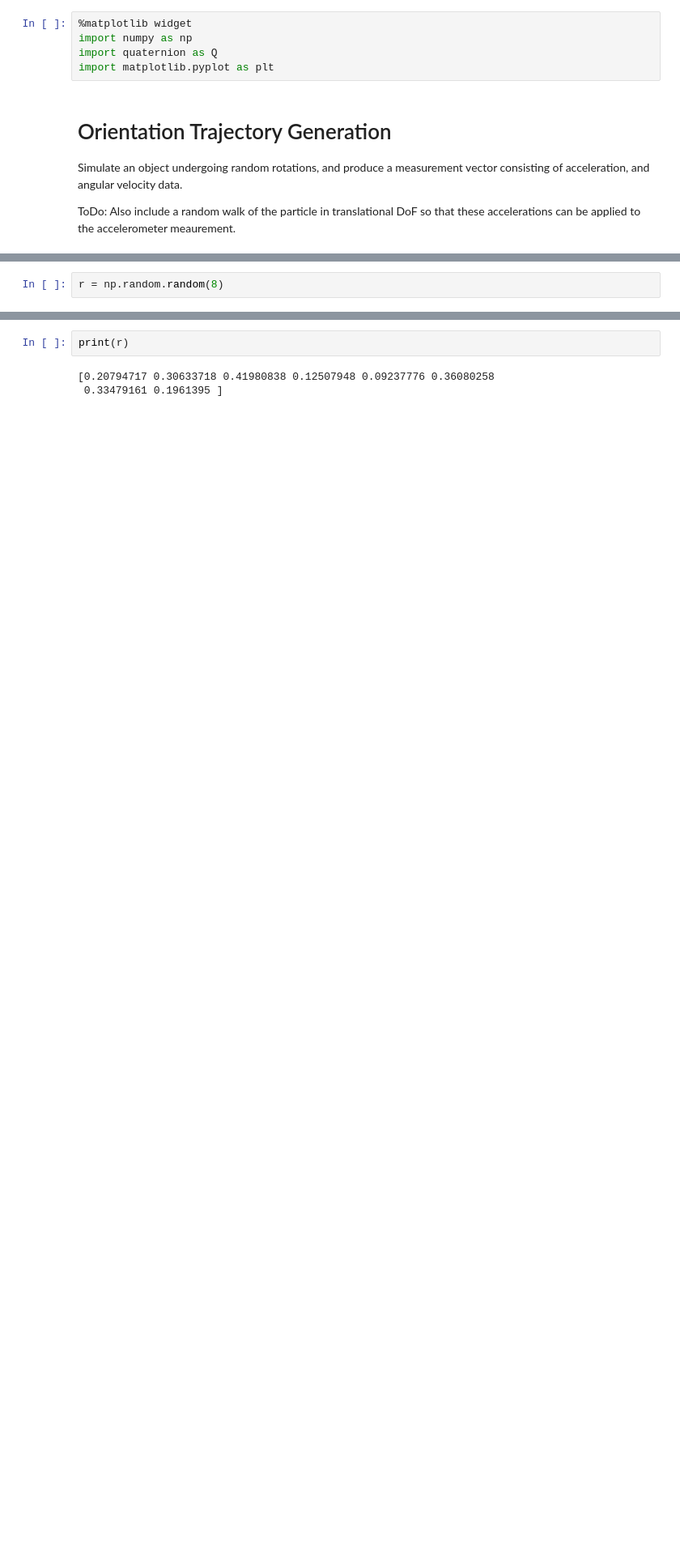
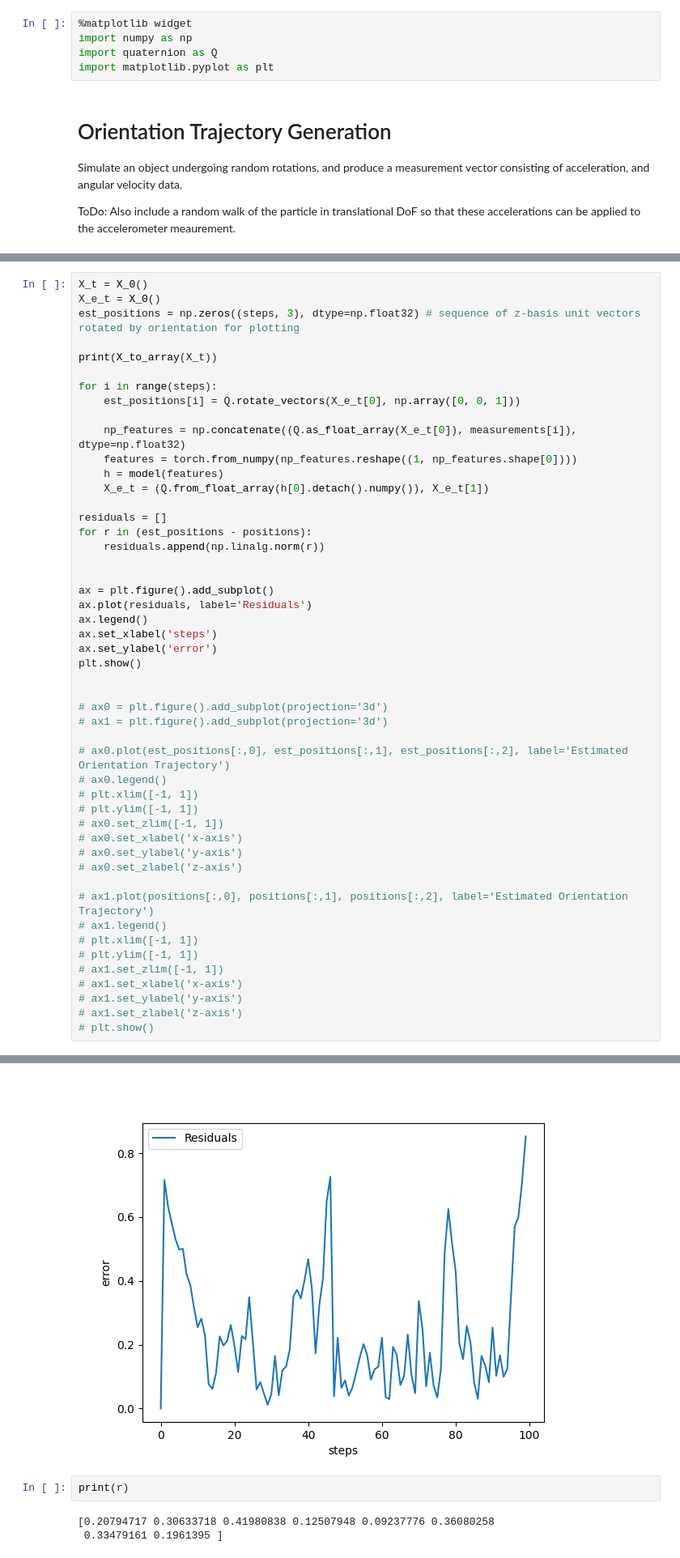
Before and after one commit to mrpossoms/bomberhat, a Jupyter notebook: firmware/notebooks/neural-sensor-fusion.ipynb, the cells around one changed output, grey strips where cells are left out. Shown at 81% size. Saved outputs shown, nothing was run; the diff lists cells and outputs as text; blank space fills up the shorter version.

```diff
--- a/firmware/notebooks/neural-sensor-fusion.ipynb
+++ b/firmware/notebooks/neural-sensor-fusion.ipynb
@@ -173,2 +182,50 @@ RuntimeError: Boolean value of Tensor with more than one value is ambiguous
 # %%
-r = np.random.random(8)
+X_t = X_0()
+X_e_t = X_0()
+est_positions = np.zeros((steps, 3), dtype=np.float32) # sequence of z-basis unit vectors rotated by orientation for plotting
+
+print(X_to_array(X_t))
+
+for i in range(steps):
+    est_positions[i] = Q.rotate_vectors(X_e_t[0], np.array([0, 0, 1]))
+
+    np_features = np.concatenate((Q.as_float_array(X_e_t[0]), measurements[i]), dtype=np.float32)
+    features = torch.from_numpy(np_features.reshape((1, np_features.shape[0])))
+    h = model(features)
+    X_e_t = (Q.from_float_array(h[0].detach().numpy()), X_e_t[1])
+
+residuals = []
+for r in (est_positions - positions):
+    residuals.append(np.linalg.norm(r))
+
+
+ax = plt.figure().add_subplot()
+ax.plot(residuals, label='Residuals')
+ax.legend()
+ax.set_xlabel('steps')
+ax.set_ylabel('error')
+plt.show()
+
+
+# ax0 = plt.figure().add_subplot(projection='3d')
+# ax1 = plt.figure().add_subplot(projection='3d')
+
+# ax0.plot(est_positions[:,0], est_positions[:,1], est_positions[:,2], label='Estimated Orientation Trajectory')
+# ax0.legend()
+# plt.xlim([-1, 1])
+# plt.ylim([-1, 1])
+# ax0.set_zlim([-1, 1])
+# ax0.set_xlabel('x-axis')
+# ax0.set_ylabel('y-axis')
+# ax0.set_zlabel('z-axis')
+
+# ax1.plot(positions[:,0], positions[:,1], positions[:,2], label='Estimated Orientation Trajectory')
+# ax1.legend()
+# plt.xlim([-1, 1])
+# plt.ylim([-1, 1])
+# ax1.set_zlim([-1, 1])
+# ax1.set_xlabel('x-axis')
+# ax1.set_ylabel('y-axis')
+# ax1.set_zlabel('z-axis')
+# plt.show()
+# %% [output]
@@ -175,3 +233,4 @@ r = np.random.random(8)
+[figure, added]
 # %%
 print(r)
 # %% [output]
```
Also changed, not shown: parts of 4 cells of this notebook.
